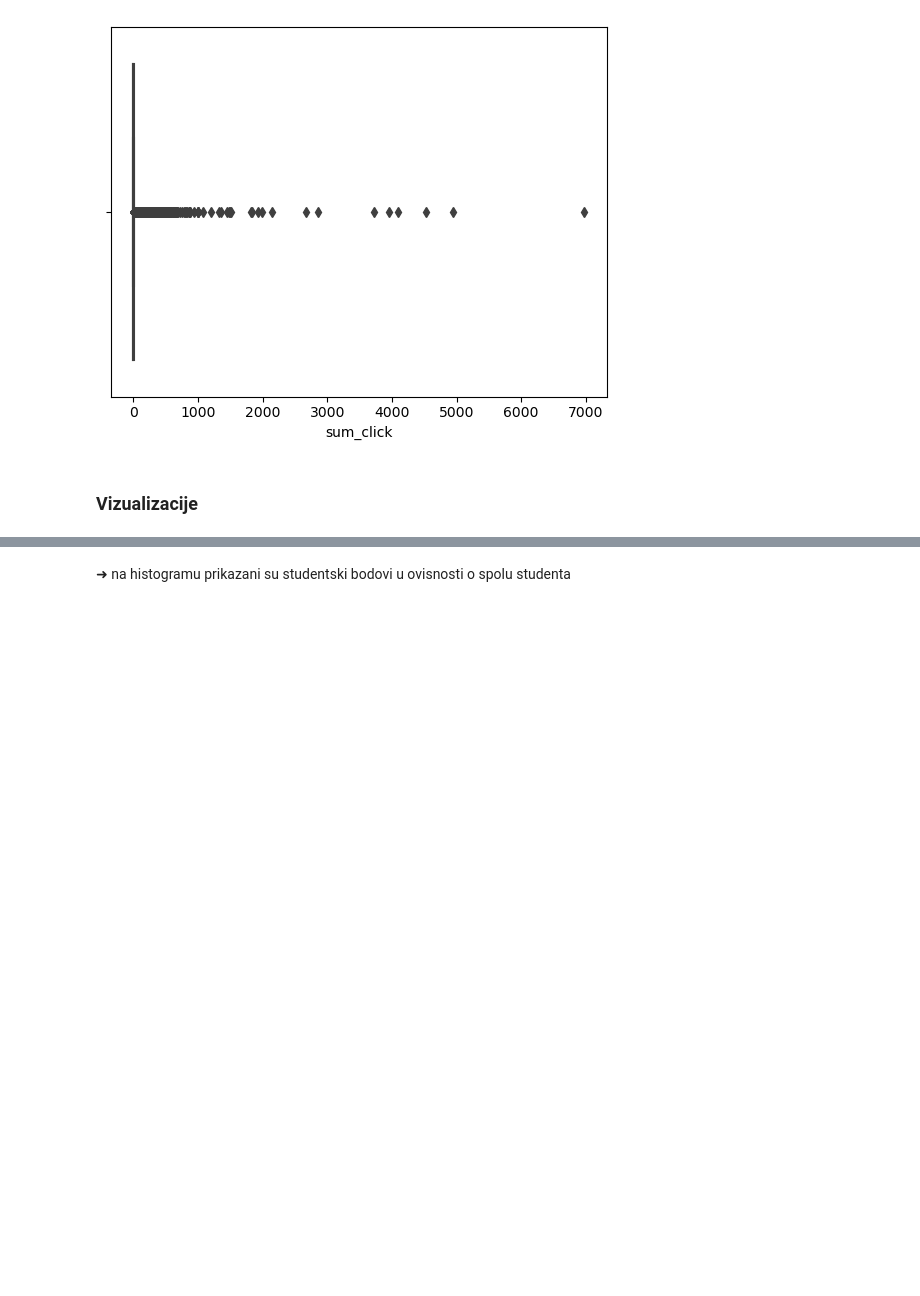
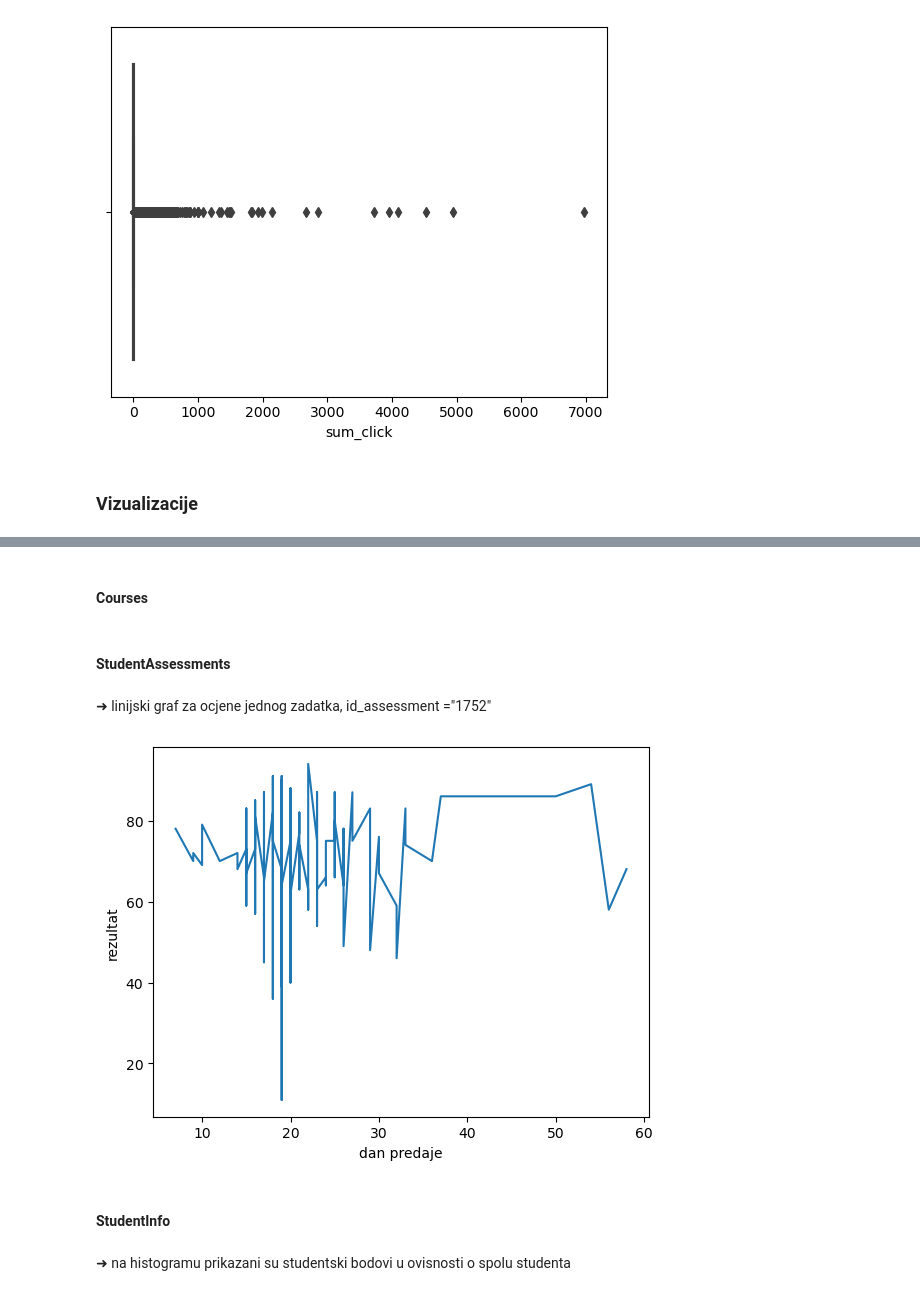
Before and after one commit to antoniamstr1/projekt-uuzop, a Jupyter notebook: prvi_dio.ipynb, the cells around one changed output, grey strips where cells are left out. Saved outputs shown, nothing was run; the diff lists cells and outputs as text; code cells hidden in the pictures; blank space fills up the shorter version.

```diff
--- a/prvi_dio.ipynb
+++ b/prvi_dio.ipynb
@@ -403,3 +418,22 @@ plt.show()
+# %% [markdown]
+#### Courses
+# %% [markdown]
+#### StudentAssessments
+# %% [markdown]
+➜ linijski graf za ocjene jednog zadatka, id_assessment ="1752"
+# %%
+sorted_date = sorted(studentAssessment.date_submitted[:360])
+
+plt.plot(sorted_date, studentAssessment.score[:360])
+
+plt.xlabel('dan predaje')
+plt.ylabel('rezultat')
+
+plt.show()
+# %% [output]
+[figure, added]
+# %% [markdown]
+#### StudentInfo
 # %% [markdown]
 ➜ na histogramu prikazani su studentski bodovi u ovisnosti o spolu studenta
 # %%
```
Also changed, not shown: parts of 21 cells of this notebook.
